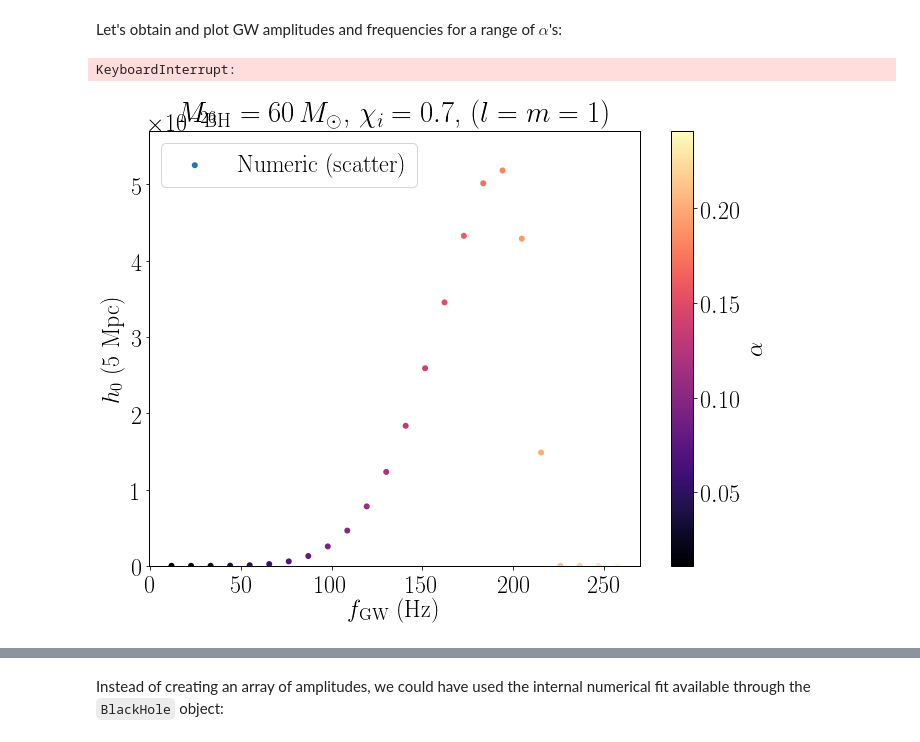
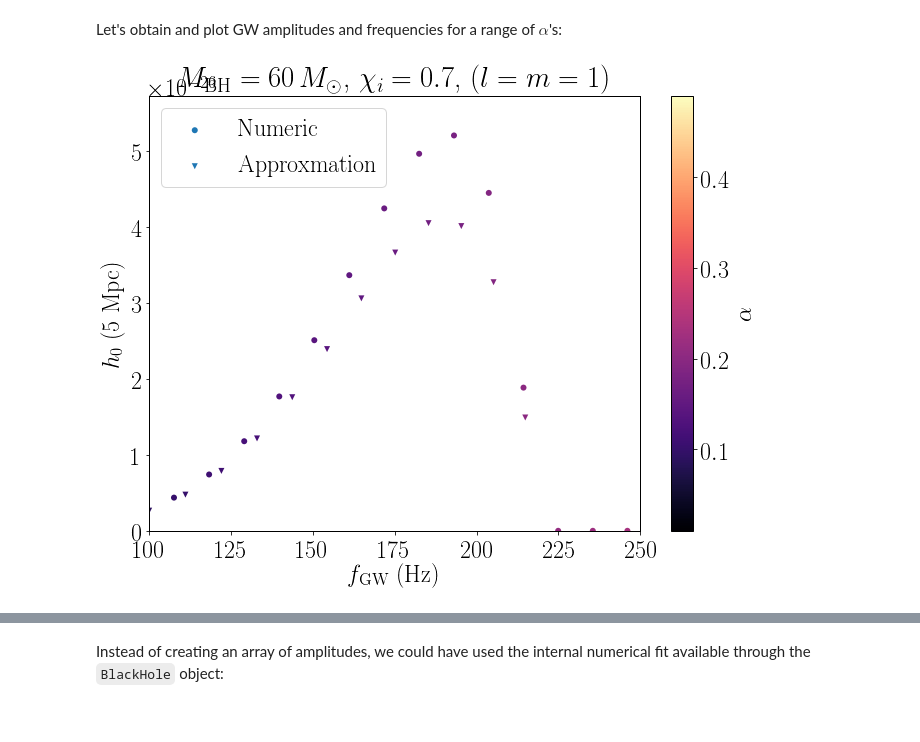
Before and after one commit to maxisi/gwaxion, a Jupyter notebook: examples/strain_example.ipynb, the cells around one changed output, grey strips where cells are left out. Saved outputs shown, nothing was run; the diff lists cells and outputs as text; code cells hidden in the pictures.

```diff
--- a/examples/strain_example.ipynb
+++ b/examples/strain_example.ipynb
@@ -27,22 +31,24 @@ distance = 5E6 * physics.PC_SI
 # %% [markdown]
 Let's obtain and plot GW amplitudes and frequencies for a range of $\alpha$'s:
 # %%
-h0rs, fgws, alphas = bh.scan_alphas(alpha_max=0.25, delta_alpha=0.005)
+h0rs_num, fgws_num, alphas = bh.scan_alphas(alpha_min=0.01, alpha_max=0.5, delta_alpha=0.01, verbose=True)
 
 # h0rs are the amplitudes 1m away from the source, so rescale by actual distance
-h0s = h0rs / distance
+h0s_num = h0rs_num / distance
-# %% [output]
-KeyboardInterrupt:
 # %%
+# an equivalent way to produce the above plot is
+h0s_2, fgws_2 = physics.h0_scalar_brito(bh.mass_msun, alphas, chi_i=bh.chi, d=distance)
+
 fig, ax = plt.subplots(1, figsize=(11,8))
-s = ax.scatter(fgws, h0s, c=alphas, edgecolor='none', label='Numeric (scatter)', cmap=cmap)
+ax.scatter(fgws_num, h0s_num, c=alphas, edgecolor='none', label='Numeric', cmap=cmap)
+s = ax.scatter(fgws_2, h0s_2, c=alphas, edgecolor='none', label='Approxmation', cmap=cmap, marker='v')#, vmin=0, vmax=0.25)
 cb = plt.colorbar(s, label=r'$\alpha$')
-ax.set_ylim(0, np.nanmax(h0s)*1.1)
+ax.set_xlim(100, 250)
+ax.set_ylim(0, max(np.nanmax(h0s_2)*1.1, np.nanmax(h0s_num)*1.1))
 ax.set_xlabel(r"$f_{\rm GW}$ (Hz)")
 ax.set_ylabel(r"$h_0$ (5 Mpc)")
-plt.title(r"$M_{\rm BH}=60\,M_\odot$, $\chi_i=0.7$, $(l=m=1)$")
-plt.legend(loc="upper left")
-plt.show()
-plt.close()
+ax.set_title(r"$M_{\rm BH}=60\,M_\odot$, $\chi_i=0.7$, $(l=m=1)$")
+ax.legend(loc="upper left", numpoints=1)
+plt.show(fig)
 # %% [output]
-[figure, old version]
+[figure, new version]
```
Also changed, not shown: parts of 7 cells of this notebook, 2 other files.
